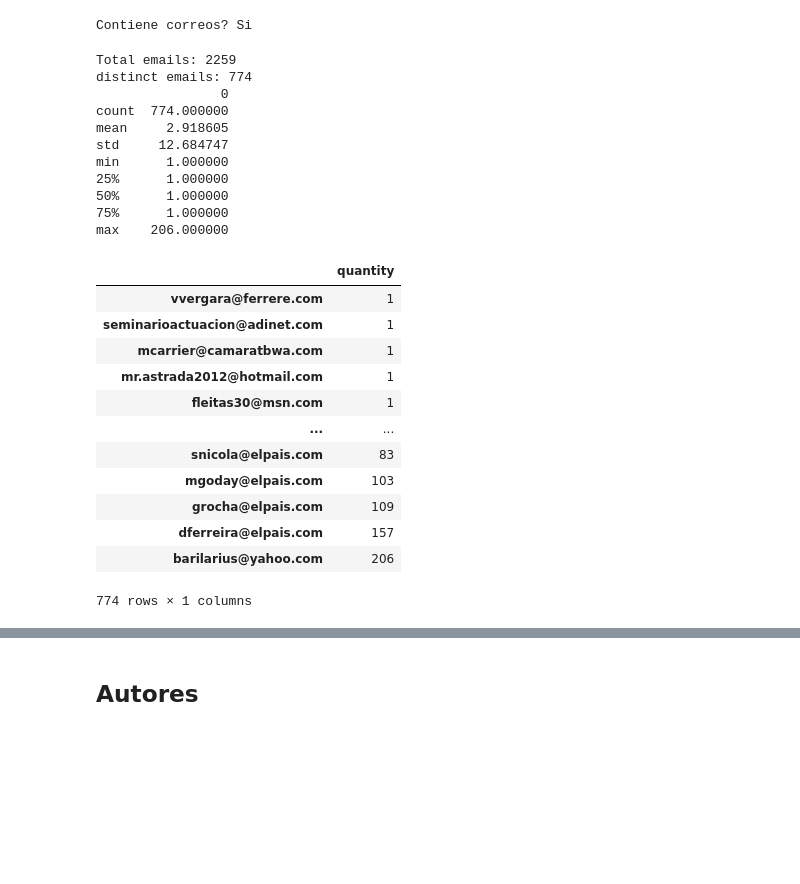
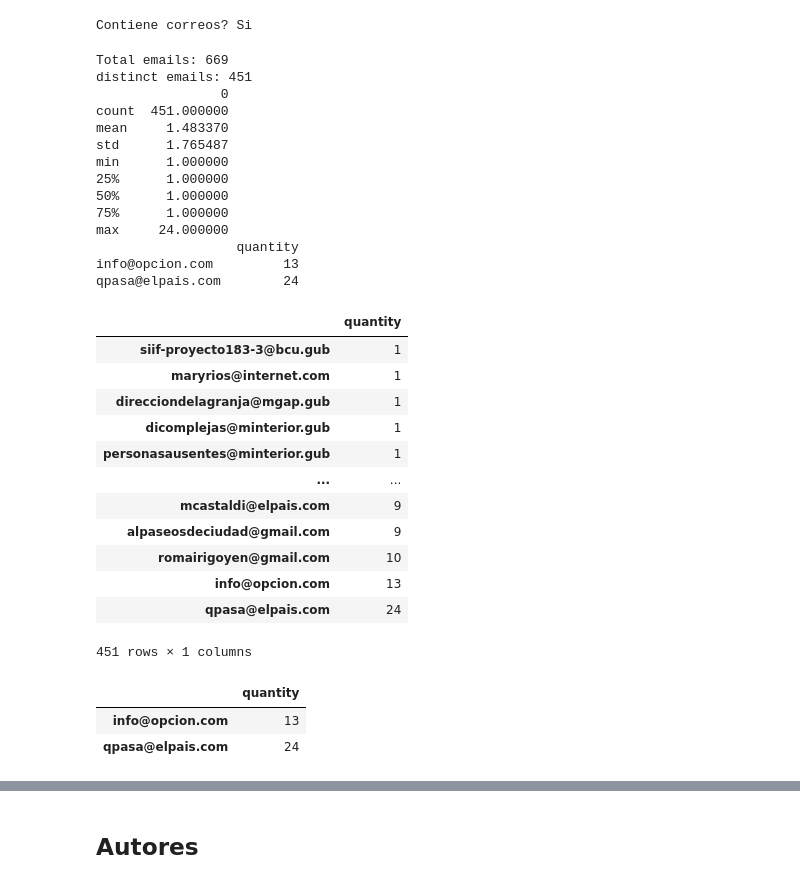
Before and after one commit to pln-fing-udelar/news-processor, a Jupyter notebook: notebooks/chequeo_errores_el_pais.ipynb, the cells around one changed output, grey strips where cells are left out. Saved outputs shown, nothing was run; the diff lists cells and outputs as text; code cells hidden in the pictures; blank space fills up the shorter version.

```diff
--- a/notebooks/chequeo_errores_el_pais.ipynb
+++ b/notebooks/chequeo_errores_el_pais.ipynb
@@ -114,29 +114,41 @@ a = pd.DataFrame.from_dict(counter, orient='index')
 print(a.describe())
 a.columns = ['quantity']
 a = a.sort_values(by='quantity')
+
+print(a[a.quantity > 10])
+
 a
 # %% [output]
-Total emails: 2259
-distinct emails: 774
+Total emails: 669
+distinct emails: 451
                 0
-count  774.000000
-mean     2.918605
-std     12.684747
+count  451.000000
+mean     1.483370
+std      1.765487
 min      1.000000
 25%      1.000000
 50%      1.000000
 75%      1.000000
-max    206.000000
+max     24.000000
+                  quantity
+info@opcion.com         13
+qpasa@elpais.com        24
 |  | quantity |
-| vvergara@ferrere.com | 1 |
-| seminarioactuacion@adinet.com | 1 |
-| mcarrier@camaratbwa.com | 1 |
-| mr.astrada2012@hotmail.com | 1 |
-| fleitas30@msn.com | 1 |
+| siif-proyecto183-3@bcu.gub | 1 |
+| maryrios@internet.com | 1 |
+| direcciondelagranja@mgap.gub | 1 |
+| dicomplejas@minterior.gub | 1 |
+| personasausentes@minterior.gub | 1 |
 | ... | ... |
-| snicola@elpais.com | 83 |
-| mgoday@elpais.com | 103 |
-| grocha@elpais.com | 109 |
-| dferreira@elpais.com | 157 |
-| barilarius@yahoo.com | 206 |
+| mcastaldi@elpais.com | 9 |
+| alpaseosdeciudad@gmail.com | 9 |
+| romairigoyen@gmail.com | 10 |
+| info@opcion.com | 13 |
+| qpasa@elpais.com | 24 |
-774 rows × 1 columns
+451 rows × 1 columns
+# %%
+a[a.quantity > 10]
+# %% [output]
+|  | quantity |
+| info@opcion.com | 13 |
+| qpasa@elpais.com | 24 |
```
Also changed, not shown: parts of 6 cells of this notebook, 3 other files.
